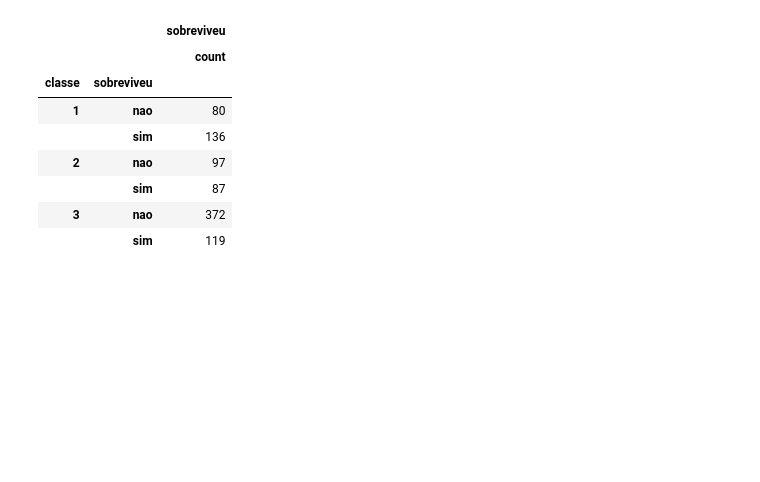
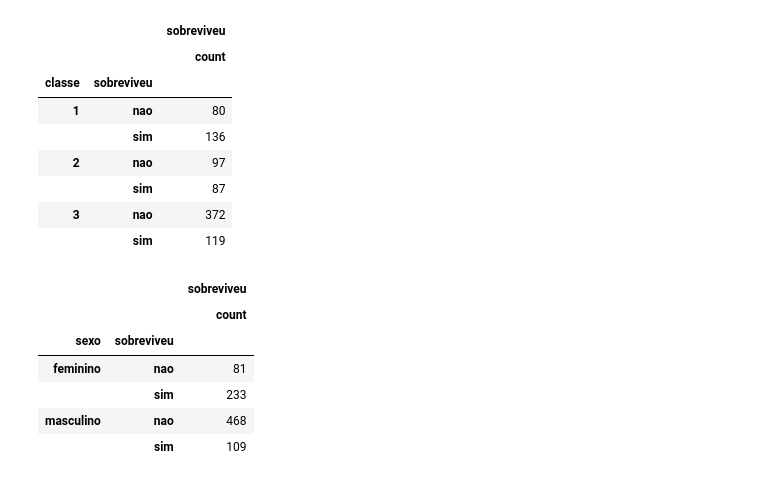
Before and after one commit to archarmd/intro_python_verao_ime_2023, a Jupyter notebook: exercicios/exercicio02.ipynb, the cells around one changed output. Drawn from its saved outputs; the diff is of its cells as text; code cells hidden in the pictures; blank space fills up the shorter version.

```diff
--- a/exercicios/exercicio02.ipynb
+++ b/exercicios/exercicio02.ipynb
@@ -185,0 +186,14 @@ df.groupby(['classe', 'sobreviveu']).agg({'sobreviveu':['count']})
+# %%
+#questão 12
+
+df.groupby(['sexo', 'sobreviveu']).agg({'sobreviveu':['count']})
+
+# R. Sobreviveram mais pessoas do sexo feminino, 233, ante 109 do sexo masculino.
+# %% [output]
+|  |  | sobreviveu |
+|  |  | count |
+| sexo | sobreviveu |  |
+| feminino | nao | 81 |
+|  | sim | 233 |
+| masculino | nao | 468 |
+|  | sim | 109 |
```
Also changed, not shown: parts of 2 cells of this notebook.
